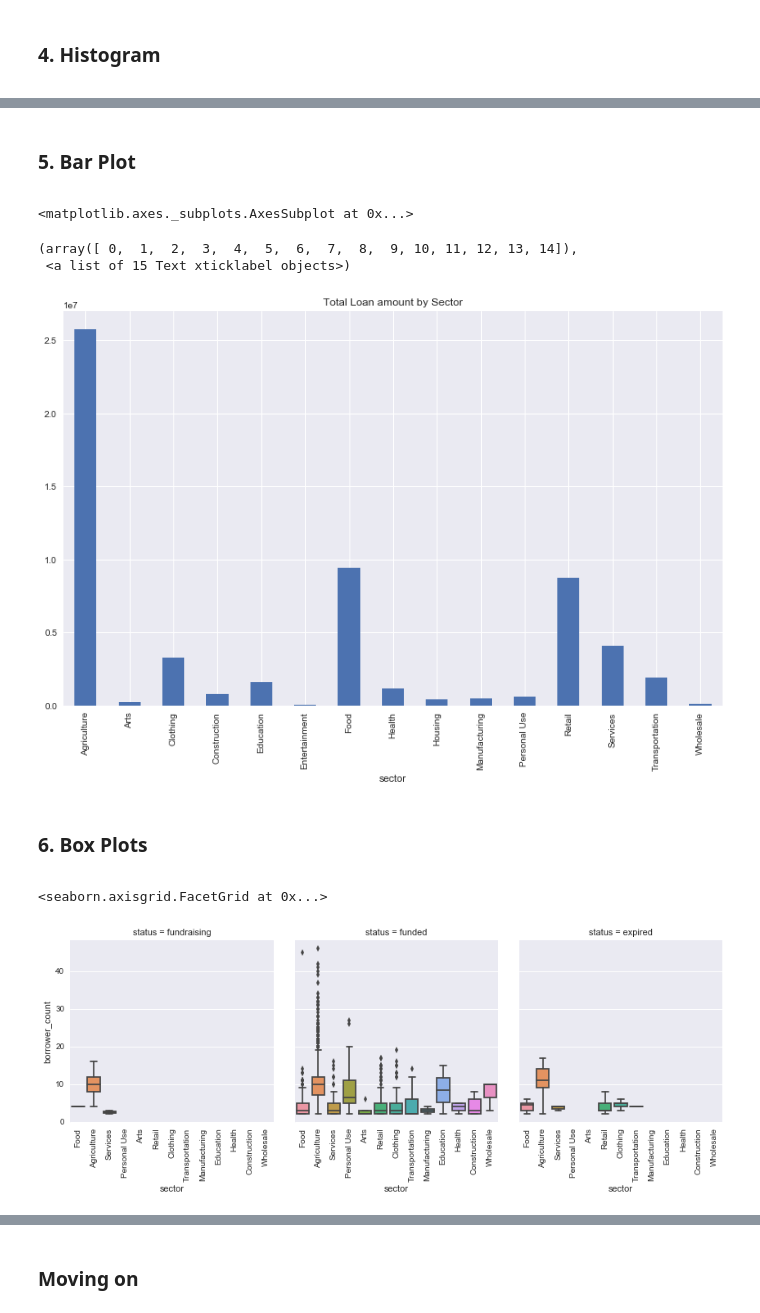
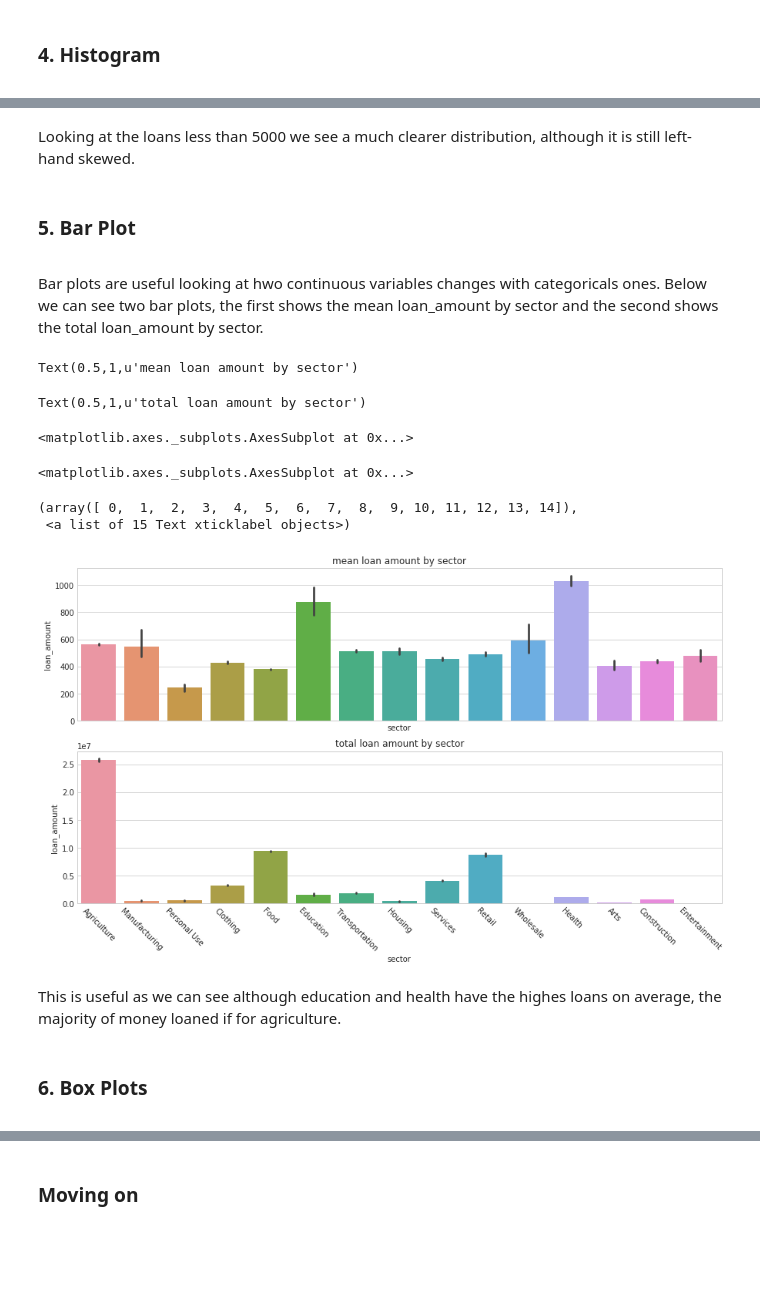
Before and after one commit to DeltaAnalytics/machine_learning_for_good, a Jupyter notebook: module_1_descriptive_statistics/1_3_exploratory_data_analysis.ipynb, the cells around one changed output, grey strips where cells are left out. Cells and saved outputs as stored; diff of their text form; code cells hidden in the pictures; blank space fills up the shorter version.

```diff
--- a/module_1_descriptive_statistics/1_3_exploratory_data_analysis.ipynb
+++ b/module_1_descriptive_statistics/1_3_exploratory_data_analysis.ipynb
@@ -131,30 +181,27 @@ sns.distplot(small_loans_df['loan_amount'])
+# %% [markdown]
+Looking at the loans less than 5000 we see a much clearer distribution, although it is still left-hand skewed.
 # %% [markdown]
 ### 5. Bar Plot
 <a id='barplot'></a>
-# %%
-## TODO:: Convert to seaborn
-df.groupby('sector')['loan_amount'].sum().plot(kind="bar", figsize=(13, 8), fontsize=10,title='Total Loan amount by Sector')
-
-plt.xticks(rotation=90)
-# %% [output]
-<matplotlib.axes._subplots.AxesSubplot at 0x...>
-(array([ 0,  1,  2,  3,  4,  5,  6,  7,  8,  9, 10, 11, 12, 13, 14]),
- <a list of 15 Text xticklabel objects>)
-[figure, removed]
+# %% [markdown]
+Bar plots are useful looking at hwo continuous variables changes with categoricals ones. Below we can see two bar plots, the first shows the mean loan_amount by sector and the second shows the total loan_amount by sector.
+# %%
+f, (ax1, ax2) = plt.subplots(2, 1, figsize=(15,8), sharex=True)
+ax1.set_title("mean loan amount by sector")
+ax2.set_title("total loan amount by sector")
+sns.barplot(x='sector', y = 'loan_amount', data=df, estimator=np.mean, ax = ax1)
+sns.barplot(x='sector', y = 'loan_amount', data=df, estimator=np.sum, ax = ax2)
+plt.xticks(rotation=-45)
+# %% [output]
+Text(0.5,1,u'mean loan amount by sector')
+Text(0.5,1,u'total loan amount by sector')
+<matplotlib.axes._subplots.AxesSubplot at 0x...>
+<matplotlib.axes._subplots.AxesSubplot at 0x...>
+(array([ 0,  1,  2,  3,  4,  5,  6,  7,  8,  9, 10, 11, 12, 13, 14]),
+ <a list of 15 Text xticklabel objects>)
+[figure, added]
+# %% [markdown]
+This is useful as we can see although education and health have the highes loans on average, the majority of money loaned if for agriculture.
 # %% [markdown]
 ### 6. Box Plots
 <a id='boxplot'></a>
-# %%
-## What about a plot for where thre are multiple borrowers?
-multi_borrower_loans = df[df["borrower_count"] > 1]
-
-ax = sns.factorplot(x="sector", y="borrower_count",
-                    col = 'status',
-                    data=multi_borrower_loans[['status','borrower_count','sector']],
-                   kind = "box")
-## Rotate labels
-loc, labels = plt.xticks()
-ax.set_xticklabels(labels, rotation=90)
-# %% [output]
-<seaborn.axisgrid.FacetGrid at 0x...>
-[figure, removed]
```
Also changed, not shown: parts of 32 cells of this notebook.
